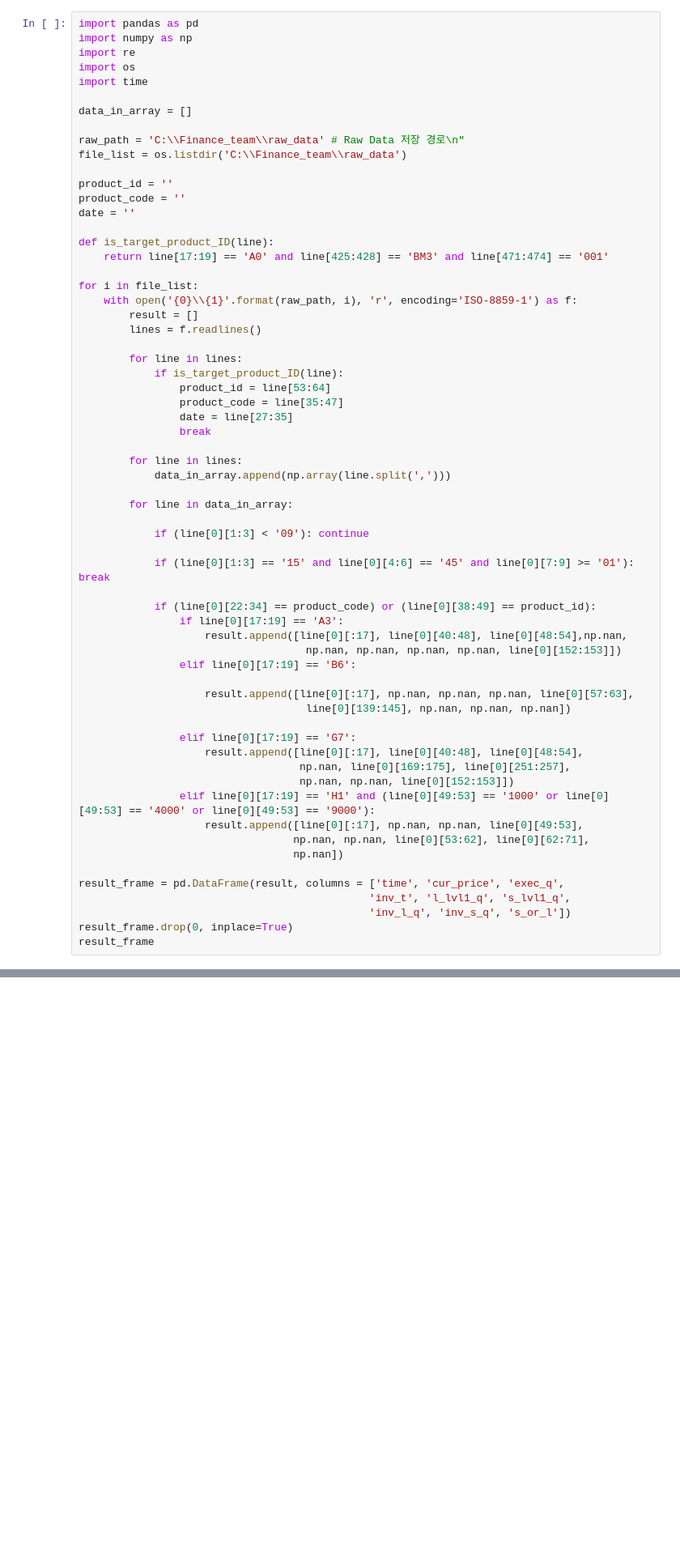
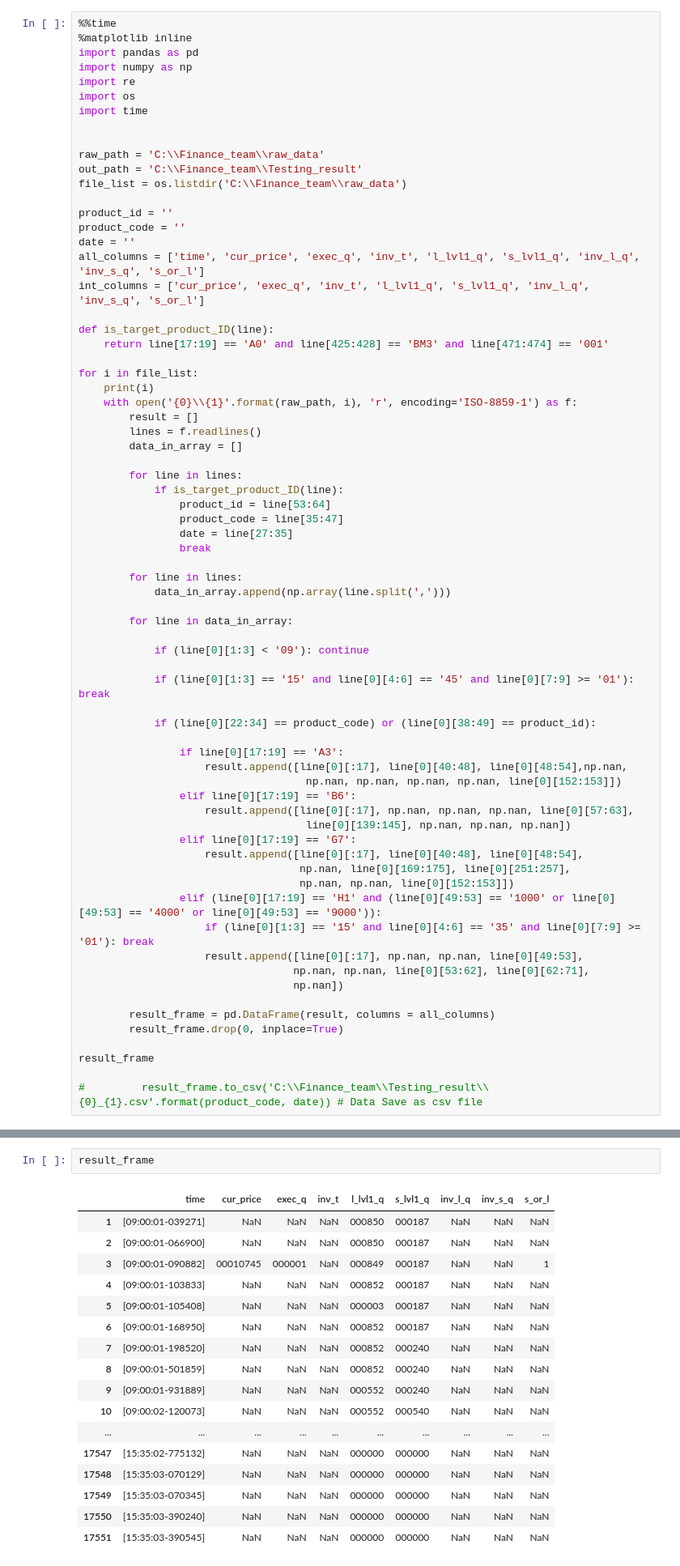
Before and after one commit to jaykim-asset/datascience_review, a Jupyter notebook: Finance_Project2_Back_testing_2018_06_18.ipynb, the cells around one changed output, grey strips where cells are left out. Shown at 81% size. Drawn from its saved outputs; the diff is of its cells as text; blank space fills up the shorter version.

Commit message:
worked on the H1 code Date: 2018_06_18

```diff
--- a/Finance_Project2_Back_testing_2018_06_18.ipynb
+++ b/Finance_Project2_Back_testing_2018_06_18.ipynb
@@ -1,26 +1,32 @@
 # %%
+%%time
+%matplotlib inline
 import pandas as pd
 import numpy as np
 import re
 import os
 import time
 
-data_in_array = []
 
-raw_path = 'C:\\Finance_team\\raw_data' # Raw Data 저장 경로\n"
+raw_path = 'C:\\Finance_team\\raw_data'
+out_path = 'C:\\Finance_team\\Testing_result'
 file_list = os.listdir('C:\\Finance_team\\raw_data')
 
 product_id = ''
 product_code = ''
 date = ''
+all_columns = ['time', 'cur_price', 'exec_q', 'inv_t', 'l_lvl1_q', 's_lvl1_q', 'inv_l_q', 'inv_s_q', 's_or_l']
+int_columns = ['cur_price', 'exec_q', 'inv_t', 'l_lvl1_q', 's_lvl1_q', 'inv_l_q', 'inv_s_q', 's_or_l']
 
 def is_target_product_ID(line):
     return line[17:19] == 'A0' and line[425:428] == 'BM3' and line[471:474] == '001'
 
 for i in file_list:
+    print(i)
     with open('{0}\\{1}'.format(raw_path, i), 'r', encoding='ISO-8859-1') as f:
         result = []
         lines = f.readlines()
+        data_in_array = []
 
         for line in lines:
             if is_target_product_ID(line):
@@ -39,26 +45,27 @@ for i in file_list:
             if (line[0][1:3] == '15' and line[0][4:6] == '45' and line[0][7:9] >= '01'): break
 
             if (line[0][22:34] == product_code) or (line[0][38:49] == product_id):
+
                 if line[0][17:19] == 'A3':
                     result.append([line[0][:17], line[0][40:48], line[0][48:54],np.nan,
                                     np.nan, np.nan, np.nan, np.nan, line[0][152:153]])
                 elif line[0][17:19] == 'B6':
-
                     result.append([line[0][:17], np.nan, np.nan, np.nan, line[0][57:63],
                                     line[0][139:145], np.nan, np.nan, np.nan])
-
                 elif line[0][17:19] == 'G7':
                     result.append([line[0][:17], line[0][40:48], line[0][48:54],
                                    np.nan, line[0][169:175], line[0][251:257],
                                    np.nan, np.nan, line[0][152:153]])
-                elif line[0][17:19] == 'H1' and (line[0][49:53] == '1000' or line[0][49:53] == '4000' or line[0][49:53] == '9000'):
+                elif (line[0][17:19] == 'H1' and (line[0][49:53] == '1000' or line[0][49:53] == '4000' or line[0][49:53] == '9000')):
+                    if (line[0][1:3] == '15' and line[0][4:6] == '35' and line[0][7:9] >= '01'): break
                     result.append([line[0][:17], np.nan, np.nan, line[0][49:53],
                                   np.nan, np.nan, line[0][53:62], line[0][62:71],
                                   np.nan])
 
-result_frame = pd.DataFrame(result, columns = ['time', 'cur_price', 'exec_q',
-                                              'inv_t', 'l_lvl1_q', 's_lvl1_q',
-                                              'inv_l_q', 'inv_s_q', 's_or_l'])
-result_frame.drop(0, inplace=True)
+        result_frame = pd.DataFrame(result, columns = all_columns)
+        result_frame.drop(0, inplace=True)
+
 result_frame
+
+#         result_frame.to_csv('C:\\Finance_team\\Testing_result\\{0}_{1}.csv'.format(product_code, date)) # Data Save as csv file
 # %% [output]
@@ -82,0 +74,20 @@ result_frame
+# %%
+result_frame
+# %% [output]
+|  | time | cur_price | exec_q | inv_t | l_lvl1_q | s_lvl1_q | inv_l_q | inv_s_q | s_or_l |
+| 1 | [09:00:01-039271] | NaN | NaN | NaN | 000850 | 000187 | NaN | NaN | NaN |
+| 2 | [09:00:01-066900] | NaN | NaN | NaN | 000850 | 000187 | NaN | NaN | NaN |
+| 3 | [09:00:01-090882] | 00010745 | 000001 | NaN | 000849 | 000187 | NaN | NaN | 1 |
+| 4 | [09:00:01-103833] | NaN | NaN | NaN | 000852 | 000187 | NaN | NaN | NaN |
+| 5 | [09:00:01-105408] | NaN | NaN | NaN | 000003 | 000187 | NaN | NaN | NaN |
+| 6 | [09:00:01-168950] | NaN | NaN | NaN | 000852 | 000187 | NaN | NaN | NaN |
+| 7 | [09:00:01-198520] | NaN | NaN | NaN | 000852 | 000240 | NaN | NaN | NaN |
+| 8 | [09:00:01-501859] | NaN | NaN | NaN | 000852 | 000240 | NaN | NaN | NaN |
+| 9 | [09:00:01-931889] | NaN | NaN | NaN | 000552 | 000240 | NaN | NaN | NaN |
+| 10 | [09:00:02-120073] | NaN | NaN | NaN | 000552 | 000540 | NaN | NaN | NaN |
+| ... | ... | ... | ... | ... | ... | ... | ... | ... | ... |
+| 17547 | [15:35:02-775132] | NaN | NaN | NaN | 000000 | 000000 | NaN | NaN | NaN |
+| 17548 | [15:35:03-070129] | NaN | NaN | NaN | 000000 | 000000 | NaN | NaN | NaN |
+| 17549 | [15:35:03-070345] | NaN | NaN | NaN | 000000 | 000000 | NaN | NaN | NaN |
+| 17550 | [15:35:03-390240] | NaN | NaN | NaN | 000000 | 000000 | NaN | NaN | NaN |
+| 17551 | [15:35:03-390545] | NaN | NaN | NaN | 000000 | 000000 | NaN | NaN | NaN |
```
Also changed, not shown: parts of 9 cells of this notebook.
